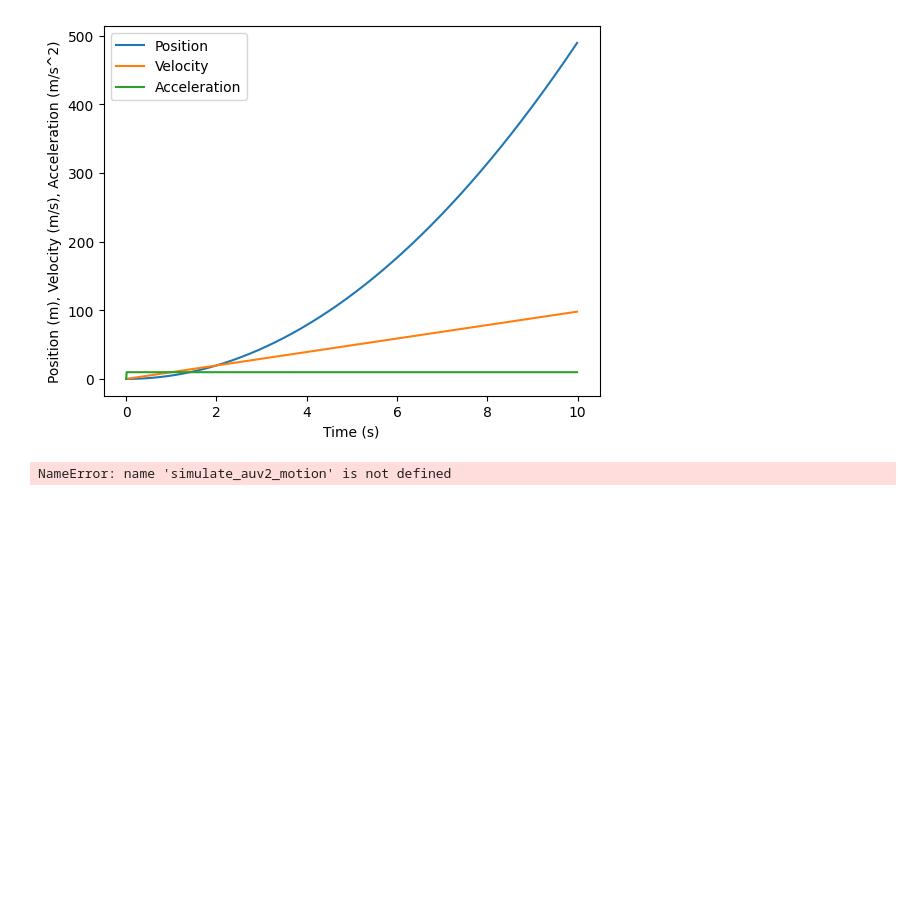
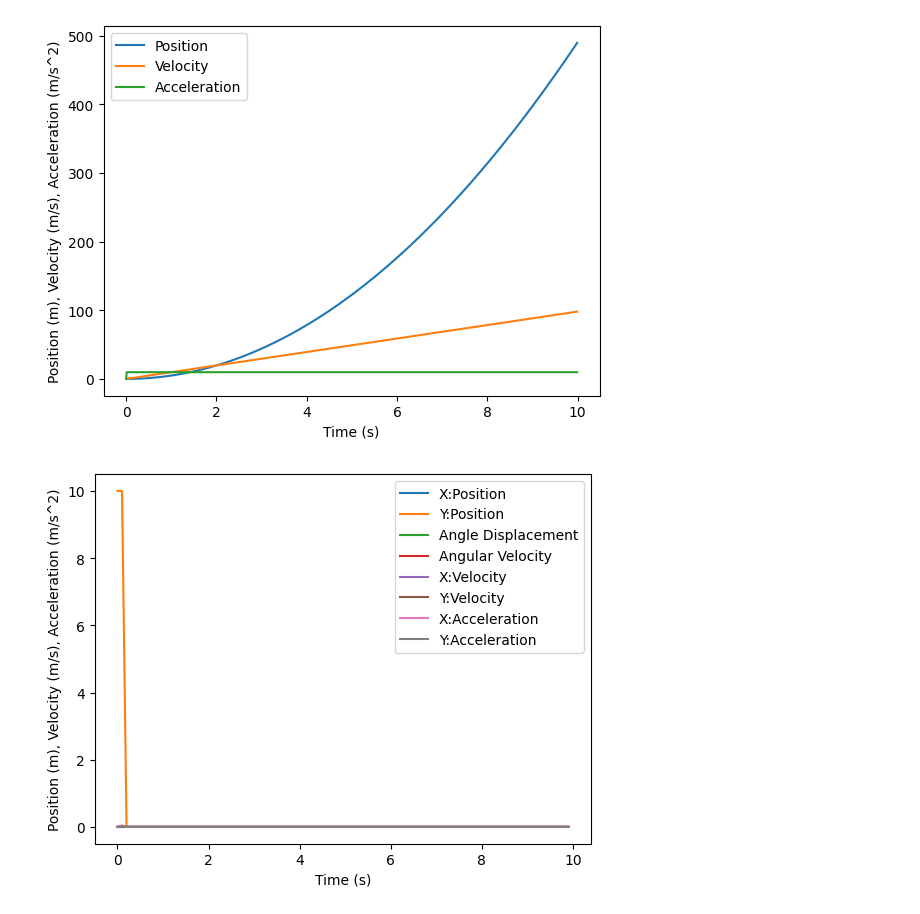
Before and after one commit to elisewendlandt/python-refresher, a Jupyter notebook: simulation.ipynb, the cells around one changed output. Drawn from its saved outputs; the diff is of its cells as text; code cells hidden in the pictures; blank space fills up the shorter version.

```diff
--- a/simulation.ipynb
+++ b/simulation.ipynb
@@ -55,7 +55,7 @@ plt.show()
 # %% [output]
 [figure]
 # %%
-(time,x,y,theta,v,omega,a) = simulate_auv2_motion(np.array([1,3,6,5]),4,2,2)
-plot_auv2_motion(time,x,y,theta,v,omega,a)
+(time,x,y,theta,v,omega,a) = physics.simulate_auv2_motion(np.array([1,3,6,5]),4,2,2)
+physics.plot_auv2_motion(time,x,y,theta,v, omega, a)
 # %% [output]
-NameError: name 'simulate_auv2_motion' is not defined
+[figure, added]
```
Also changed, not shown: 1 other file.
